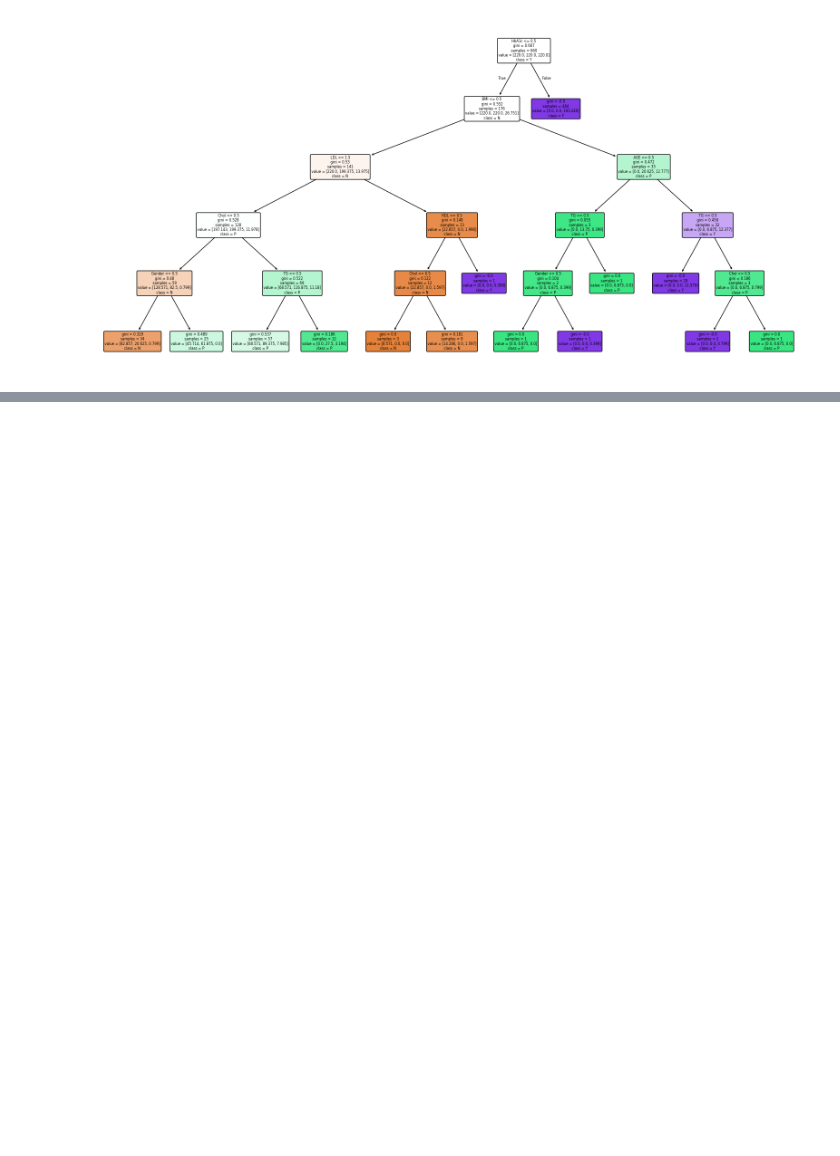
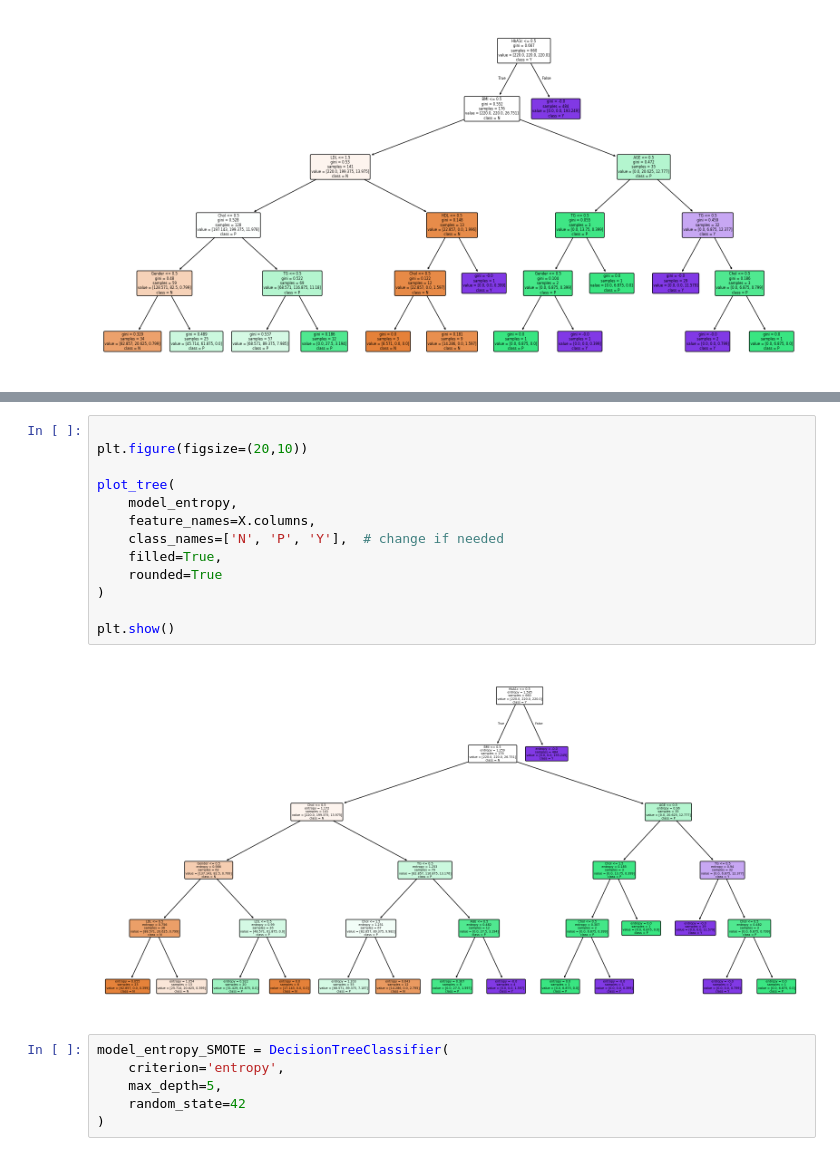
Before and after one commit to OmarH-creator/Diabetes-Prediction, a Jupyter notebook: Models/Decision_Tree.ipynb, the cells around one changed output, grey strips where cells are left out. Saved outputs shown, nothing was run; the diff lists cells and outputs as text; blank space fills up the shorter version.

```diff
--- a/Models/Decision_Tree.ipynb
+++ b/Models/Decision_Tree.ipynb
@@ -266,0 +299,21 @@ plt.show()
+# %%
+
+plt.figure(figsize=(20,10))
+
+plot_tree(
+    model_entropy,
+    feature_names=X.columns,
+    class_names=['N', 'P', 'Y'],  # change if needed
+    filled=True,
+    rounded=True
+)
+
+plt.show()
+# %% [output]
+[figure, added]
+# %%
+model_entropy_SMOTE = DecisionTreeClassifier(
+    criterion='entropy',
+    max_depth=5,
+    random_state=42
+)
```
Also changed, not shown: parts of 16 cells of this notebook.
